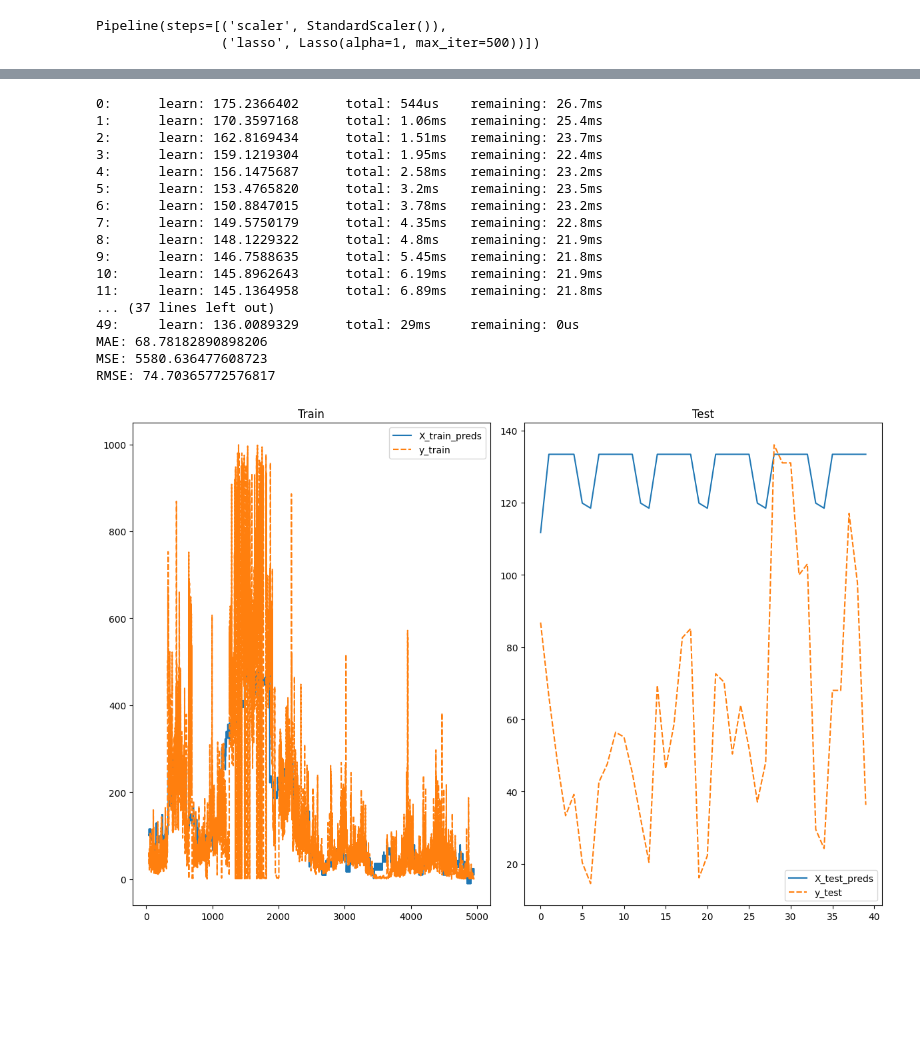
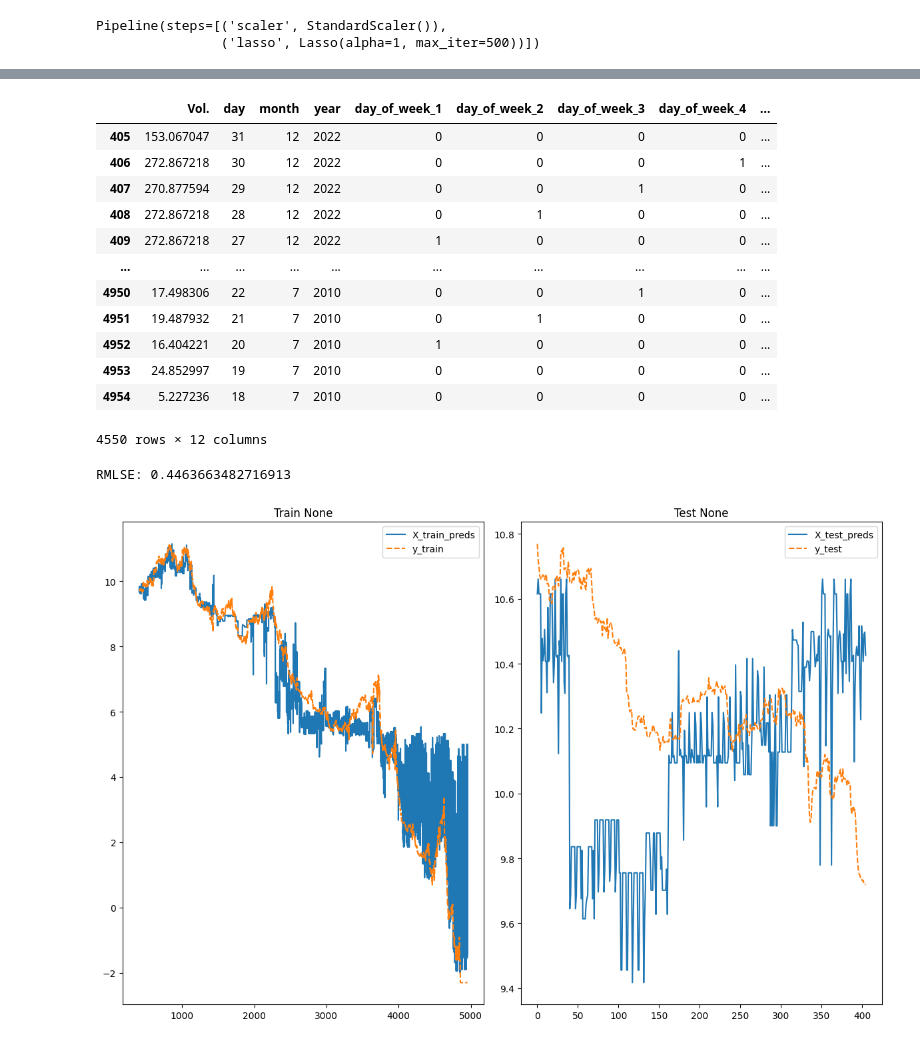
Before and after one commit to daniilgorenkov/Tg-bitcoin-bot, a Jupyter notebook: model_selection.ipynb, the cells around one changed output, grey strips where cells are left out. Saved outputs shown, nothing was run; the diff lists cells and outputs as text; code cells hidden in the pictures; blank space fills up the shorter version.

```diff
--- a/model_selection.ipynb
+++ b/model_selection.ipynb
@@ -267,29 +390,40 @@ RMSE: 68.84860033400989
+# %%
+X = df_main.drop(["Price","Vol."],axis=1)
+
+model = xgb_dict[key][1]
+
+predictions = model.predict(X)
+# %%
+df_main["Vol."] = predictions
+# %%
+train = df_main[df_main["year"]<2023]
+test = df_main[df_main["year"]>=2023]
+# %%
+X_train,X_test,y_train,y_test = train_test_split("Price",train,test,log=True,cols_to_drop=None)
+# %%
+X_train
+# %% [output]
+|  | Vol. | day | month | year | day_of_week_1 | day_of_week_2 | day_of_week_3 | day_of_week_4 | ... |
+| 405 | 153.067047 | 31 | 12 | 2022 | 0 | 0 | 0 | 0 | ... |
+| 406 | 272.867218 | 30 | 12 | 2022 | 0 | 0 | 0 | 1 | ... |
+| 407 | 270.877594 | 29 | 12 | 2022 | 0 | 0 | 1 | 0 | ... |
+| 408 | 272.867218 | 28 | 12 | 2022 | 0 | 1 | 0 | 0 | ... |
+| 409 | 272.867218 | 27 | 12 | 2022 | 1 | 0 | 0 | 0 | ... |
+| ... | ... | ... | ... | ... | ... | ... | ... | ... | ... |
+| 4950 | 17.498306 | 22 | 7 | 2010 | 0 | 0 | 1 | 0 | ... |
+| 4951 | 19.487932 | 21 | 7 | 2010 | 0 | 1 | 0 | 0 | ... |
+| 4952 | 16.404221 | 20 | 7 | 2010 | 1 | 0 | 0 | 0 | ... |
+| 4953 | 24.852997 | 19 | 7 | 2010 | 0 | 0 | 0 | 0 | ... |
+| 4954 | 5.227236 | 18 | 7 | 2010 | 0 | 0 | 0 | 0 | ... |
+4550 rows × 12 columns
 # %%
-from catboost import CatBoostRegressor
+main_xgb_pipe = Pipeline([("scaler", Normalizer()),("xgb",XGBRegressor(n_estimators = 30,max_depth = 5,learning_rate = 0.19))])
 
-cat_pipe = Pipeline([("scaler",StandardScaler()),("catboost",CatBoostRegressor(iterations=50,depth=1,learning_rate=0.6, random_seed=32))])
+main_xgb_pipe.fit(X_train,y_train)
 
-cat_pipe.fit(X_train,y_train)
+print_deviations(main_xgb_pipe, X_test,y_test,log_target=True)
 
-print_deviations(cat_pipe,X_test,y_test,log_target=False)
-
-plot_results(cat_pipe,X_train,X_test,y_train,y_test)
+plot_results(main_xgb_pipe,X_train,X_test,y_train,y_test)
 # %% [output]
-0:      learn: 175.2366402      total: 544us    remaining: 26.7ms
-1:      learn: 170.3597168      total: 1.06ms   remaining: 25.4ms
-2:      learn: 162.8169434      total: 1.51ms   remaining: 23.7ms
-3:      learn: 159.1219304      total: 1.95ms   remaining: 22.4ms
-4:      learn: 156.1475687      total: 2.58ms   remaining: 23.2ms
-5:      learn: 153.4765820      total: 3.2ms    remaining: 23.5ms
-6:      learn: 150.8847015      total: 3.78ms   remaining: 23.2ms
-7:      learn: 149.5750179      total: 4.35ms   remaining: 22.8ms
-8:      learn: 148.1229322      total: 4.8ms    remaining: 21.9ms
-9:      learn: 146.7588635      total: 5.45ms   remaining: 21.8ms
-10:     learn: 145.8962643      total: 6.19ms   remaining: 21.9ms
-11:     learn: 145.1364958      total: 6.89ms   remaining: 21.8ms
-... (37 lines left out)
-49:     learn: 136.0089329      total: 29ms     remaining: 0us
-MAE: 68.78182890898206
-MSE: 5580.636477608723
-RMSE: 74.70365772576817
+RMLSE: 0.4463663482716913
-[figure, old version]
+[figure, new version]
```
Also changed, not shown: parts of 17 cells of this notebook, 1 other file.
